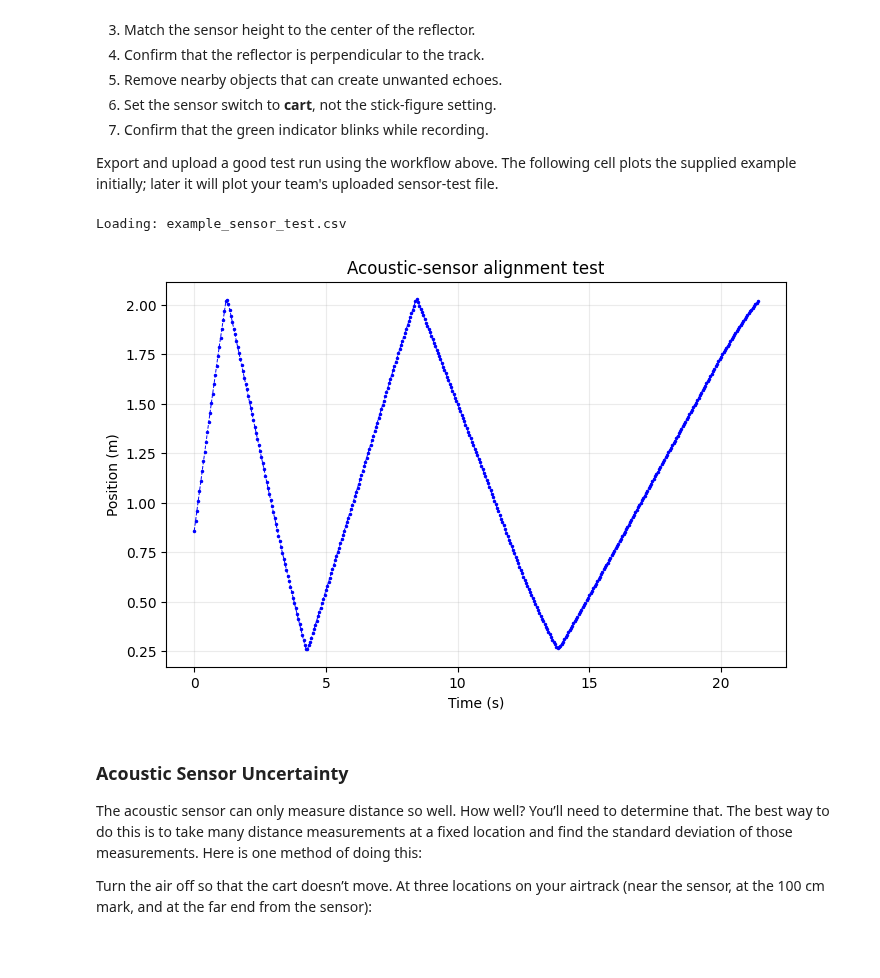
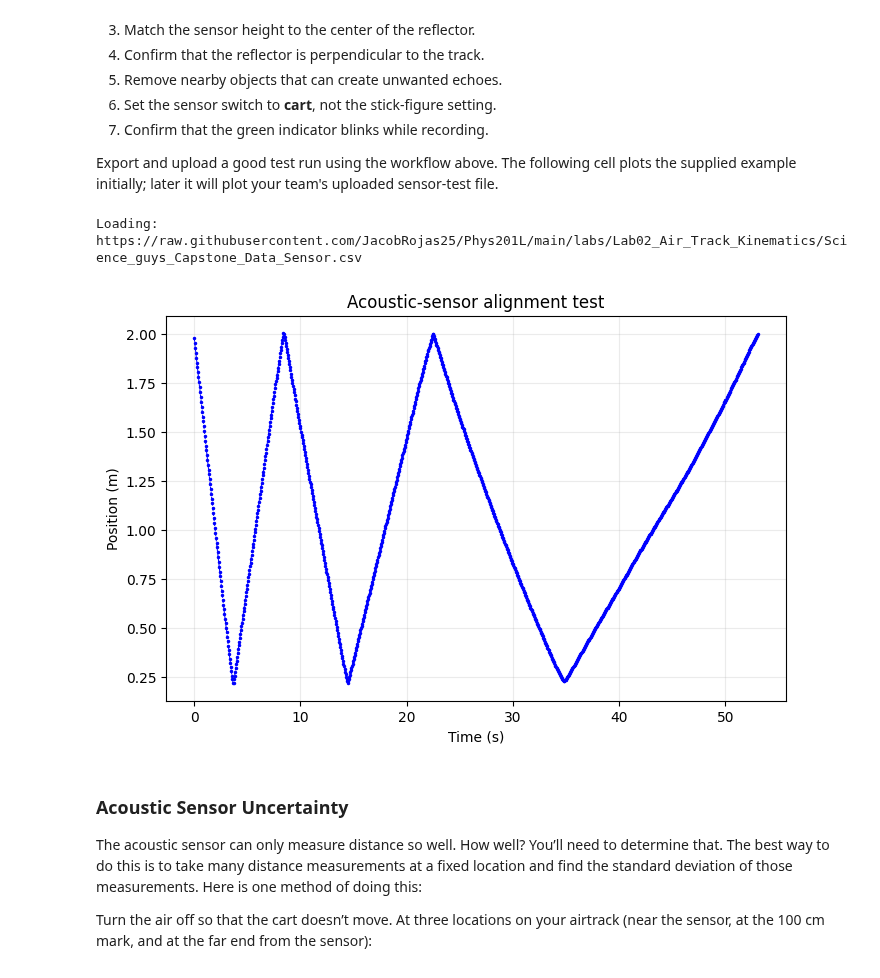
Before and after one commit to JacobRojas25/Phys201L, a Jupyter notebook: labs/Lab02_Air_Track_Kinematics/Lab02_Air_Track_Kinematics.ipynb, the cells around one changed output. Saved outputs shown, nothing was run; the diff lists cells and outputs as text; code cells hidden in the pictures.

```diff
--- a/labs/Lab02_Air_Track_Kinematics/Lab02_Air_Track_Kinematics.ipynb
+++ b/labs/Lab02_Air_Track_Kinematics/Lab02_Air_Track_Kinematics.ipynb
@@ -185,15 +185,15 @@ from scipy.optimize import curve_fit
 # ---------- TEAM CONFIGURATION ----------
 # Leave True while checking the supplied example. Change to False after your
 # team's CSV files have been uploaded to the Lab 2 directory in your fork.
-USE_EXAMPLE_DATA = True
+USE_EXAMPLE_DATA = False
 
-GITHUB_OWNER = "REPLACE_WITH_REPOSITORY_MANAGER_USERNAME"
+GITHUB_OWNER = "JacobRojas25"
 REPOSITORY = "Phys201L"
 BRANCH = "main"
 LAB_PATH = "labs/Lab02_Air_Track_Kinematics"
 
-SENSOR_FILE = "Team##_Sensor_Test.csv"
-LEVEL_FILE = "Team##_Level_Airtrack.csv"
+SENSOR_FILE = "Science_guys_Capstone_Data_Sensor.csv"
+LEVEL_FILE = "Level_Airtrack.csv"
 INCLINED_FILE = "Team##_Inclined_Airtrack.csv"
 
 # Adjust these limits only after inspecting your team's graphs. Choose the
@@ -232,35 +232,35 @@ def linear_fit(x, y, sigma, xmin, xmax):
 
 def quadratic_fit(x, y, sigma, xmin, xmax):
     x, y, sigma = finite_interval(x, y, sigma, xmin, xmax)
     model = lambda t, A, B, C: A*t**2 + B*t + C
     pars, cov = curve_fit(model, x, y, sigma=sigma, absolute_sigma=True)
     errors = np.sqrt(np.diag(cov))
     grid = np.linspace(x.min(), x.max(), 300)
     plt.plot(grid, model(grid, *pars), 'g-', label='Quadratic fit')
     return (*pars, *errors)
 
 def constant_fit(x, y, sigma, xmin, xmax):
     x, y, sigma = finite_interval(x, y, sigma, xmin, xmax)
     weights = 1/sigma**2
     mean = np.sum(weights*y)/np.sum(weights)
     uncertainty = np.sqrt(1/np.sum(weights))
     plt.axhline(mean, color='r', label='Weighted mean')
     return mean, uncertainty
 
 # Sensor-test example
 sensor_df = load_lab_csv('example_sensor_test.csv', SENSOR_FILE)
 sensor_time = sensor_df['Time (s) Run #1'].to_numpy(dtype=float)
 sensor_position = sensor_df['Position (m) Run #1'].to_numpy(dtype=float)
 
 fig, ax = plt.subplots(figsize=(8, 5))
 ax.plot(sensor_time, sensor_position, 'b.', markersize=3)
 ax.plot(sensor_time, sensor_position, 'b--', linewidth=0.7)
 ax.set(xlabel='Time (s)', ylabel='Position (m)', title='Acoustic-sensor alignment test')
 ax.grid(alpha=0.25)
 plt.show()
 # %% [output]
-Loading: example_sensor_test.csv
+Loading: https://raw.githubusercontent.com/JacobRojas25/Phys201L/main/labs/Lab02_Air_Track_Kinematics/Science_guys_Capstone_Data_Sensor.csv
-[figure, old version]
+[figure, new version]
 # %% [markdown]
 ### Acoustic Sensor Uncertainty
 The acoustic sensor can only measure distance so well. How well? You’ll need to determine that. The best way to do this is to take many distance measurements at a fixed location and find the standard deviation of those measurements. Here is one method of doing this:
```
Also changed, not shown: parts of 9 cells of this notebook.
